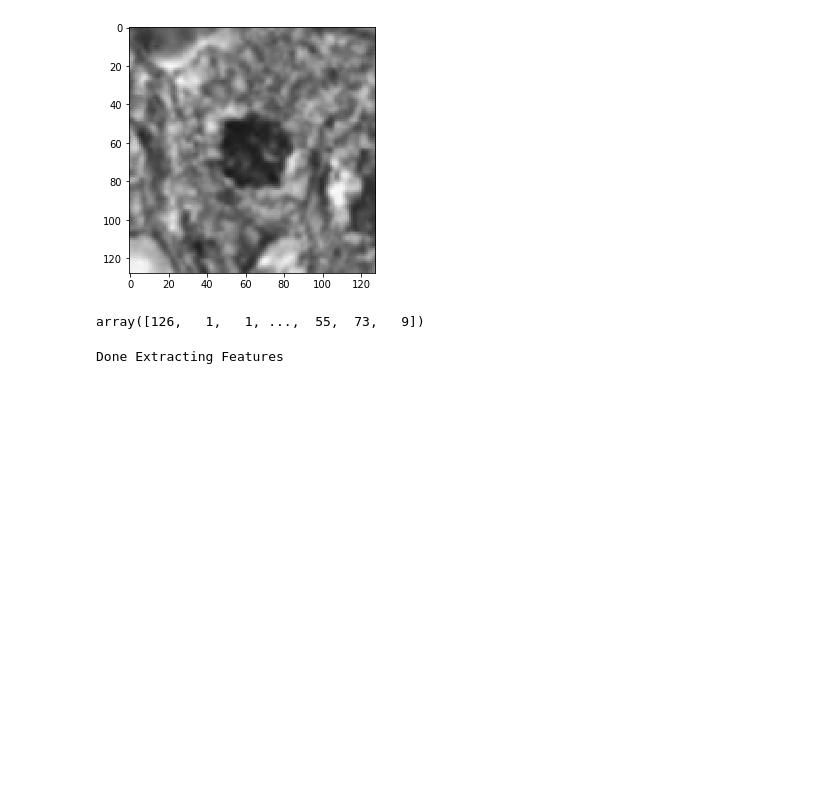
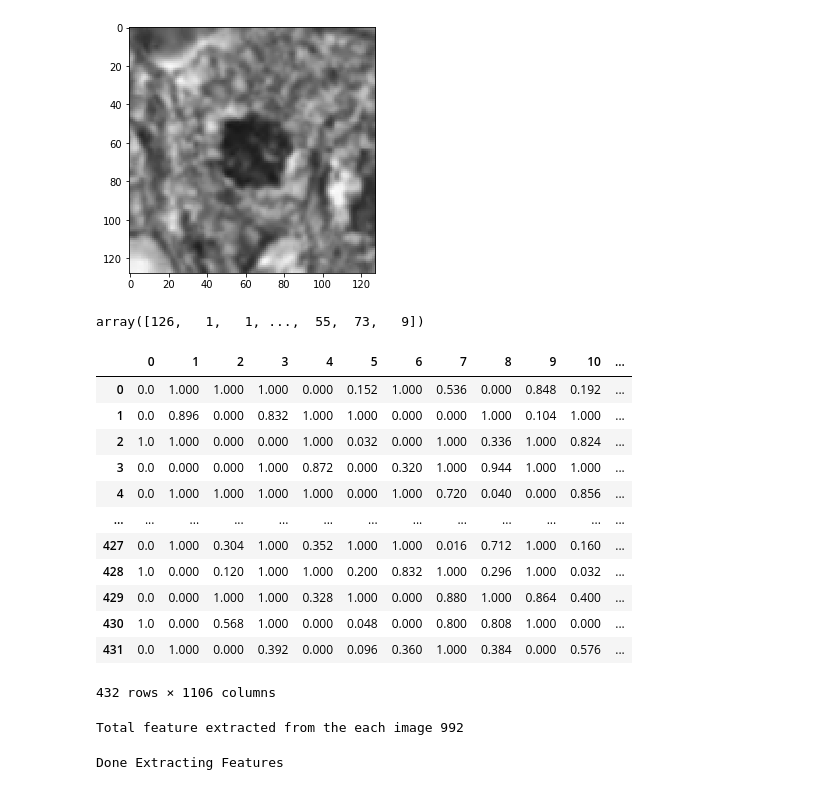
Before and after one commit to suchith1012/Mitosis-detection-based-on-features-from-breast-cancer-histology-slide-images, a Jupyter notebook: Code/Thesis.ipynb, the cells around one changed output. Saved outputs shown, nothing was run; the diff lists cells and outputs as text; code cells hidden in the pictures; blank space fills up the shorter version.

```diff
--- a/Code/Thesis.ipynb
+++ b/Code/Thesis.ipynb
@@ -1702,3 +1786,20 @@ for folder in os.listdir("/content/MandNM/"):
 # convert the extracted features
 # from array to vector
 cornerArray_np = np.array(Array_corner)
+# %%
+cor_df = pd.DataFrame(Array_corner)
+cor_df
+# %% [output]
+|  | 0 | 1 | 2 | 3 | 4 | 5 | 6 | 7 | 8 | 9 | 10 | ... |
+| 0 | 0.0 | 1.000 | 1.000 | 1.000 | 0.000 | 0.152 | 1.000 | 0.536 | 0.000 | 0.848 | 0.192 | ... |
+| 1 | 0.0 | 0.896 | 0.000 | 0.832 | 1.000 | 1.000 | 0.000 | 0.000 | 1.000 | 0.104 | 1.000 | ... |
+| 2 | 1.0 | 1.000 | 0.000 | 0.000 | 1.000 | 0.032 | 0.000 | 1.000 | 0.336 | 1.000 | 0.824 | ... |
+| 3 | 0.0 | 0.000 | 0.000 | 1.000 | 0.872 | 0.000 | 0.320 | 1.000 | 0.944 | 1.000 | 1.000 | ... |
+| 4 | 0.0 | 1.000 | 1.000 | 1.000 | 1.000 | 0.000 | 1.000 | 0.720 | 0.040 | 0.000 | 0.856 | ... |
+| ... | ... | ... | ... | ... | ... | ... | ... | ... | ... | ... | ... | ... |
+| 427 | 0.0 | 1.000 | 0.304 | 1.000 | 0.352 | 1.000 | 1.000 | 0.016 | 0.712 | 1.000 | 0.160 | ... |
+| 428 | 1.0 | 0.000 | 0.120 | 1.000 | 1.000 | 0.200 | 0.832 | 1.000 | 0.296 | 1.000 | 0.032 | ... |
+| 429 | 0.0 | 0.000 | 1.000 | 1.000 | 0.328 | 1.000 | 0.000 | 0.880 | 1.000 | 0.864 | 0.400 | ... |
+| 430 | 1.0 | 0.000 | 0.568 | 1.000 | 0.000 | 0.048 | 0.000 | 0.800 | 0.808 | 1.000 | 0.000 | ... |
+| 431 | 0.0 | 1.000 | 0.000 | 0.392 | 0.000 | 0.096 | 0.360 | 1.000 | 0.384 | 0.000 | 0.576 | ... |
+432 rows × 1106 columns
@@ -1705,2 +1808,6 @@ cornerArray_np = np.array(Array_corner)
+# %%
+print("Total feature extracted from the each image",len(cornerArray_np[0]))
+# %% [output]
+Total feature extracted from the each image 992
 # %%
 temp_corner=ptoa(Array_corner)
```
Also changed, not shown: parts of 125 cells of this notebook.
